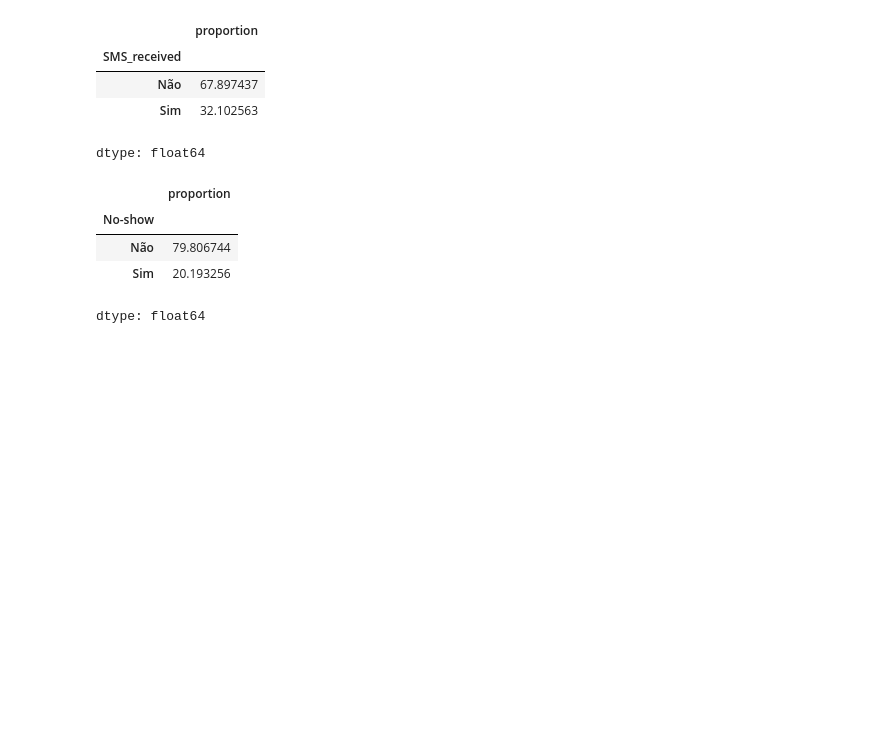
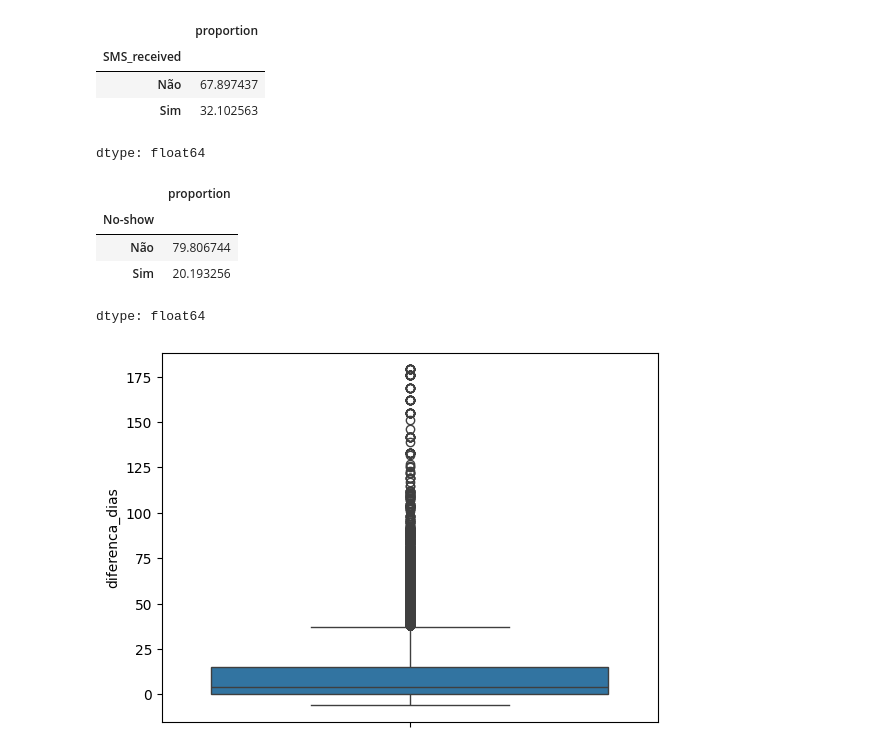
Before and after one commit to lucasmeirellesmachado/CDIA-Estatistica_II, a Jupyter notebook: Atividade_Classificação.ipynb, the cells around one changed output. Cells and saved outputs as stored; diff of their text form; code cells hidden in the pictures; blank space fills up the shorter version.

```diff
--- a/Atividade_Classificação.ipynb
+++ b/Atividade_Classificação.ipynb
@@ -201,3 +162,19 @@ base['No-show'].value_counts(normalize=True)*100
 | Não | 79.806744 |
 | Sim | 20.193256 |
 dtype: float64
+# %%
+# Calcular a diferença entre o dia da consulta com o dia de agendamento
+
+# Certificando-se de que ambas as colunas são do tipo datetime
+base['Data consulta'] = pd.to_datetime(base['Data consulta'])
+base['Data agendamento'] = pd.to_datetime(base['Data agendamento'])
+
+# Calculando a diferença em dias
+base['diferenca_dias'] = (base['Data consulta'] - base['Data agendamento']).dt.days
+# %%
+# Visualização gráfica da dispersão do período entre agendamento e realização do atendimento
+sns.boxplot(y = 'diferenca_dias', data = base)
+plt.xticks(rotation=90)
+plt.show()
+# %% [output]
+[figure, added]
```
Also changed, not shown: parts of 38 cells of this notebook.
